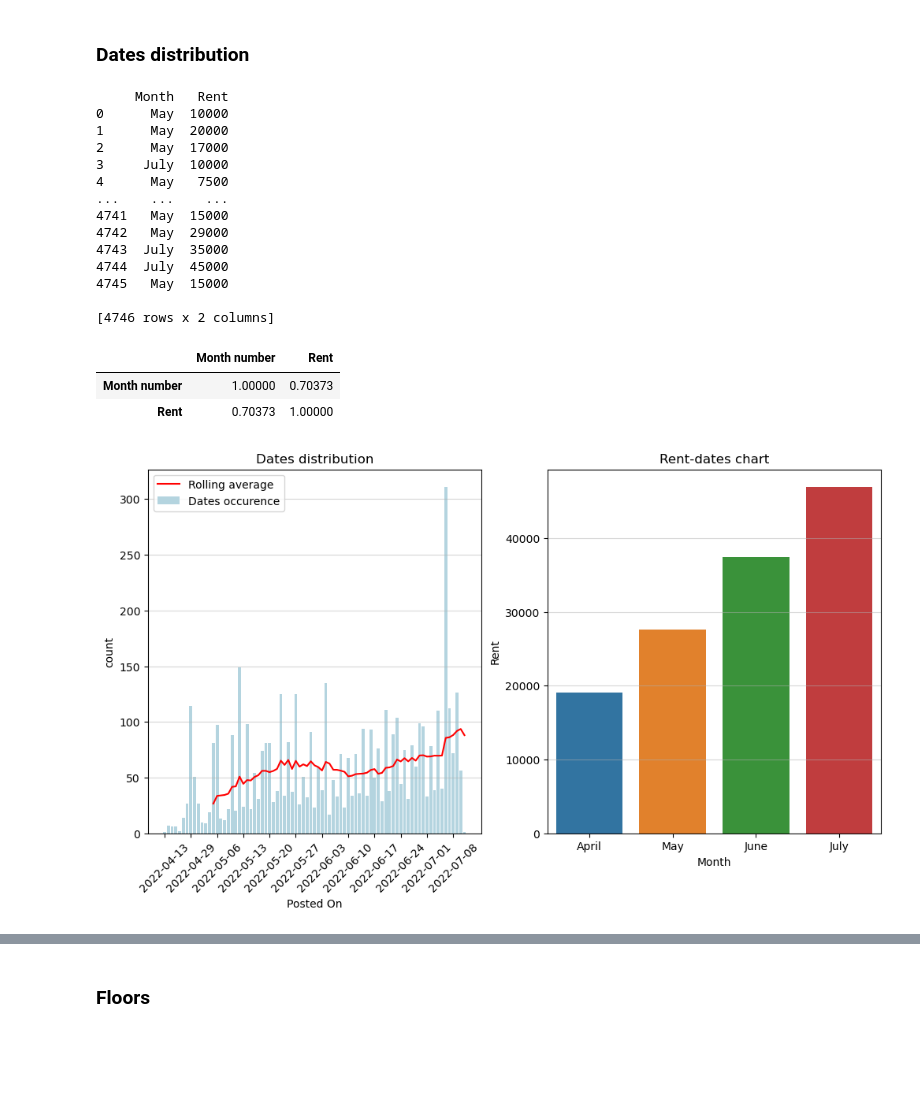
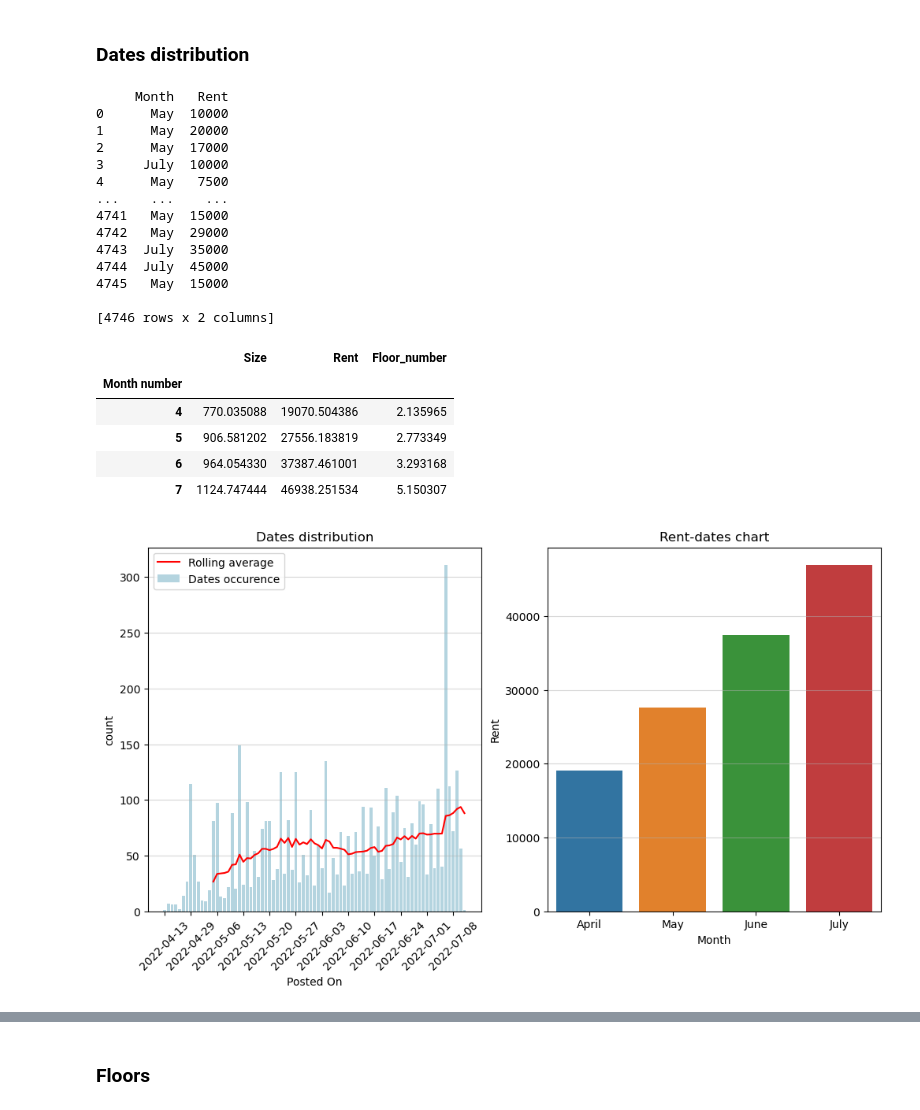
Before and after one commit to veektorf1/rent_prediction, a Jupyter notebook: Rent prediction.ipynb, the cells around one changed output, grey strips where cells are left out. Saved outputs shown, nothing was run; the diff lists cells and outputs as text; code cells hidden in the pictures; blank space fills up the shorter version.

```diff
--- a/Rent prediction.ipynb
+++ b/Rent prediction.ipynb
@@ -197,39 +207,40 @@ ax1 = sns.lineplot(x=data.index,y=data.rolling(14).mean(),
 ax1.tick_params(axis='x',rotation=90)
 ax1.set_title("Dates distribution")
 ax1.tick_params(axis='x', rotation=45)
 ax1.grid(axis='y',alpha=0.5)
 ax1.set_xticks(
             ticks=range(0, len(data),7)
             )
 
 
 data = df[['Month','Rent']]
 month_order = ['April', 'May', 'June', 'July']
 print(data)
 ax2 = sns.barplot(x=data['Month'],y=data['Rent'],ax=axes[1],order=month_order,errorbar=None)
 ax2.grid(axis='y',alpha=0.5)
 ax2.set_title("Rent-dates chart")
-df[['Month number','Rent']].groupby(by="Month number").sum().reset_index().corr()
-# for container in ax2:
-#     print(container)
+df[['Size','Month number','Rent','Floor_number']].groupby(by="Month number").mean()
 # %% [output]
      Month   Rent
 0      May  10000
 1      May  20000
 2      May  17000
 3     July  10000
 4      May   7500
 ...    ...    ...
 4741   May  15000
 4742   May  29000
 4743  July  35000
 4744  July  45000
 4745   May  15000
 
 [4746 rows x 2 columns]
-|  | Month number | Rent |
-| Month number | 1.00000 | 0.70373 |
-| Rent | 0.70373 | 1.00000 |
+|  | Size | Rent | Floor_number |
+| Month number |  |  |  |
+| 4 | 770.035088 | 19070.504386 | 2.135965 |
+| 5 | 906.581202 | 27556.183819 | 2.773349 |
+| 6 | 964.054330 | 37387.461001 | 3.293168 |
+| 7 | 1124.747444 | 46938.251534 | 5.150307 |
 [figure]
 # %% [markdown]
 * Listings posted remained relatively consistent across our dataset, regardless of the date. However when rolling average of last 14 days is applied we can conclude that there are slightly more postings over time.
```
Also changed, not shown: parts of 13 cells of this notebook.
